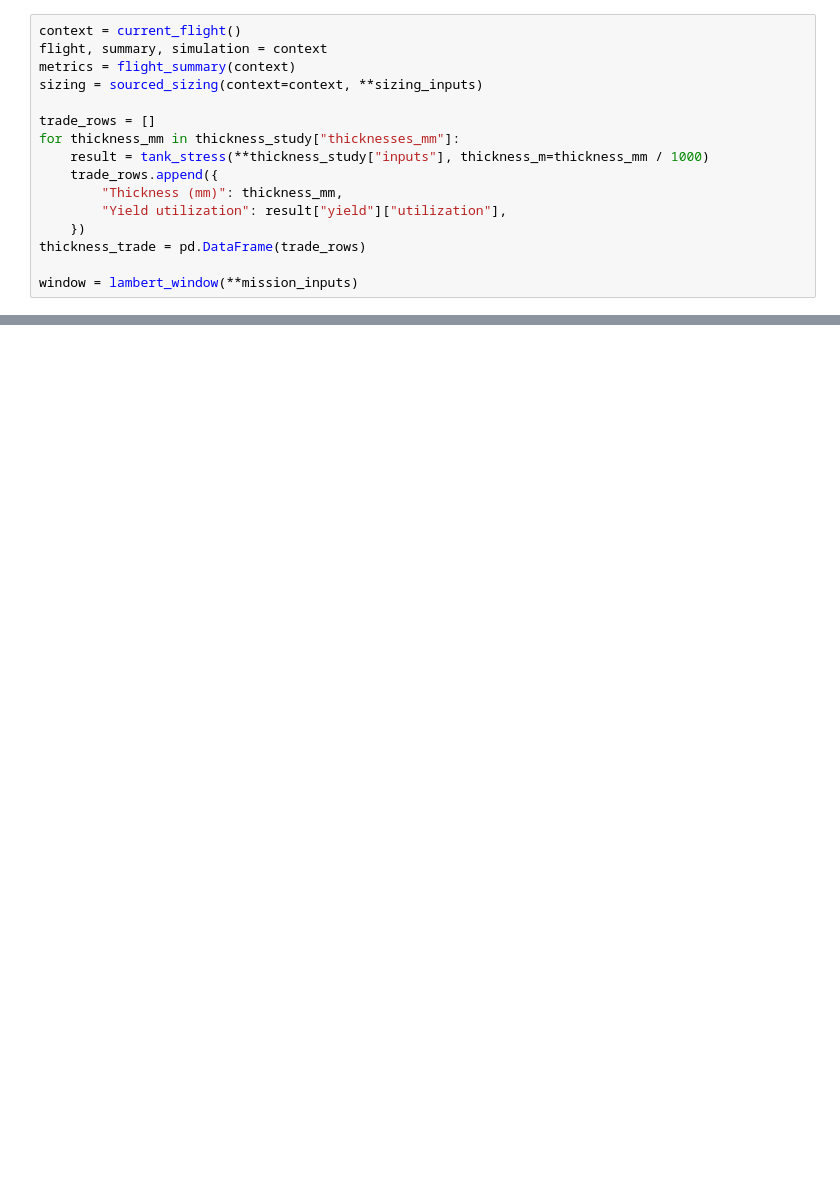
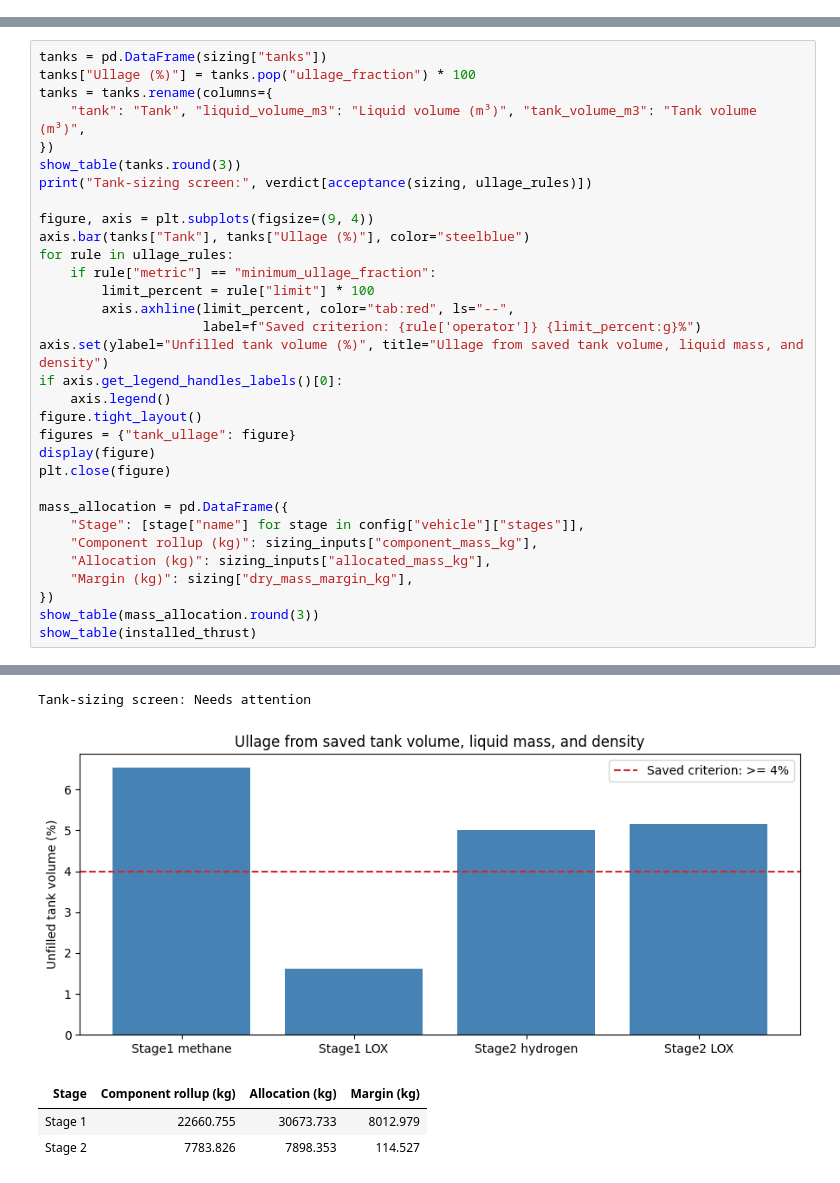
Before and after one commit to m-lutter/Hyperion, a Jupyter notebook: 02_Engineering_Checks.ipynb, the cells around one changed output, grey strips where cells are left out. Drawn from its saved outputs; the diff is of its cells as text; blank space fills up the shorter version.

```diff
--- a/02_Engineering_Checks.ipynb
+++ b/02_Engineering_Checks.ipynb
@@ -154,16 +0,0 @@ from their saved definitions; the thickness list changes only the tank study.
-# %%
-context = current_flight()
-flight, summary, simulation = context
-metrics = flight_summary(context)
-sizing = sourced_sizing(context=context, **sizing_inputs)
-
-trade_rows = []
-for thickness_mm in thickness_study["thicknesses_mm"]:
-    result = tank_stress(**thickness_study["inputs"], thickness_m=thickness_mm / 1000)
-    trade_rows.append({
-        "Thickness (mm)": thickness_mm,
-        "Yield utilization": result["yield"]["utilization"],
-    })
-thickness_trade = pd.DataFrame(trade_rows)
-
-window = lambert_window(**mission_inputs)
@@ -347,0 +177,33 @@ Saved engineering results to: C:\Users\maxwe\.codex\.chatgpt-projects\g-p-6a9464
+# %%
+tanks = pd.DataFrame(sizing["tanks"])
+tanks["Ullage (%)"] = tanks.pop("ullage_fraction") * 100
+tanks = tanks.rename(columns={
+    "tank": "Tank", "liquid_volume_m3": "Liquid volume (m³)", "tank_volume_m3": "Tank volume (m³)",
+})
+show_table(tanks.round(3))
+print("Tank-sizing screen:", verdict[acceptance(sizing, ullage_rules)])
+
+figure, axis = plt.subplots(figsize=(9, 4))
+axis.bar(tanks["Tank"], tanks["Ullage (%)"], color="steelblue")
+for rule in ullage_rules:
+    if rule["metric"] == "minimum_ullage_fraction":
+        limit_percent = rule["limit"] * 100
+        axis.axhline(limit_percent, color="tab:red", ls="--",
+                     label=f"Saved criterion: {rule['operator']} {limit_percent:g}%")
+axis.set(ylabel="Unfilled tank volume (%)", title="Ullage from saved tank volume, liquid mass, and density")
+if axis.get_legend_handles_labels()[0]:
+    axis.legend()
+figure.tight_layout()
+figures = {"tank_ullage": figure}
+display(figure)
+plt.close(figure)
+
+mass_allocation = pd.DataFrame({
+    "Stage": [stage["name"] for stage in config["vehicle"]["stages"]],
+    "Component rollup (kg)": sizing_inputs["component_mass_kg"],
+    "Allocation (kg)": sizing_inputs["allocated_mass_kg"],
+    "Margin (kg)": sizing["dry_mass_margin_kg"],
+})
+show_table(mass_allocation.round(3))
+show_table(installed_thrust)
+# %% [output]
@@ -347,0 +215,5 @@ Saved engineering results to: C:\Users\maxwe\.codex\.chatgpt-projects\g-p-6a9464
+Tank-sizing screen: Needs attention
+[figure, added]
+| Stage | Component rollup (kg) | Allocation (kg) | Margin (kg) |
+| Stage 1 | 22660.755 | 30673.733 | 8012.979 |
+| Stage 2 | 7783.826 | 7898.353 | 114.527 |
```
Also changed, not shown: parts of 35 cells of this notebook, 51 other files.
